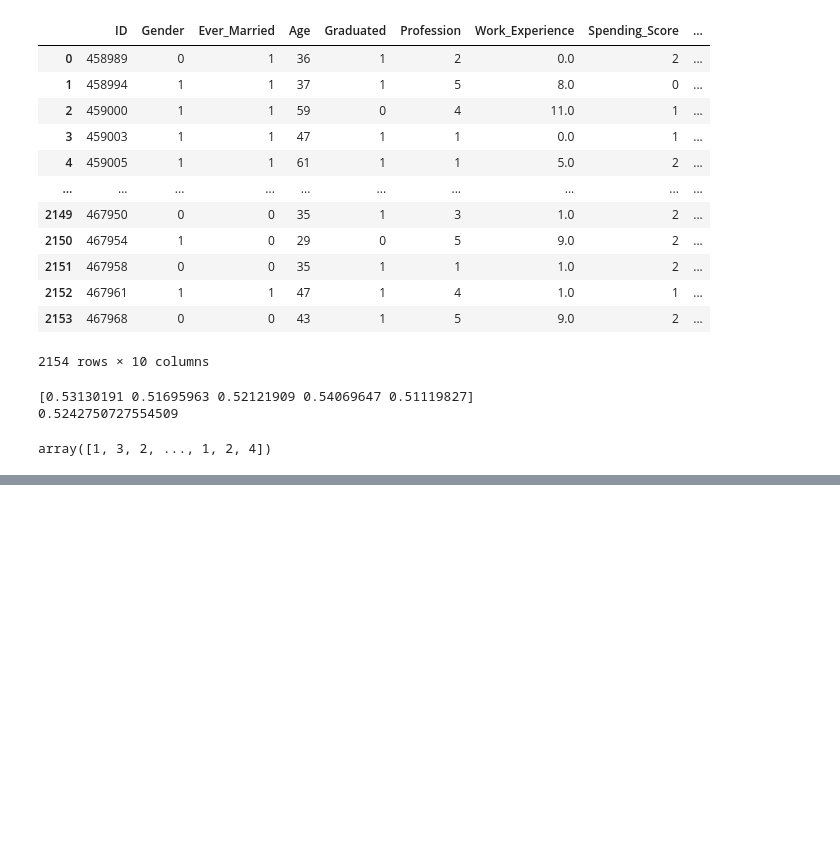
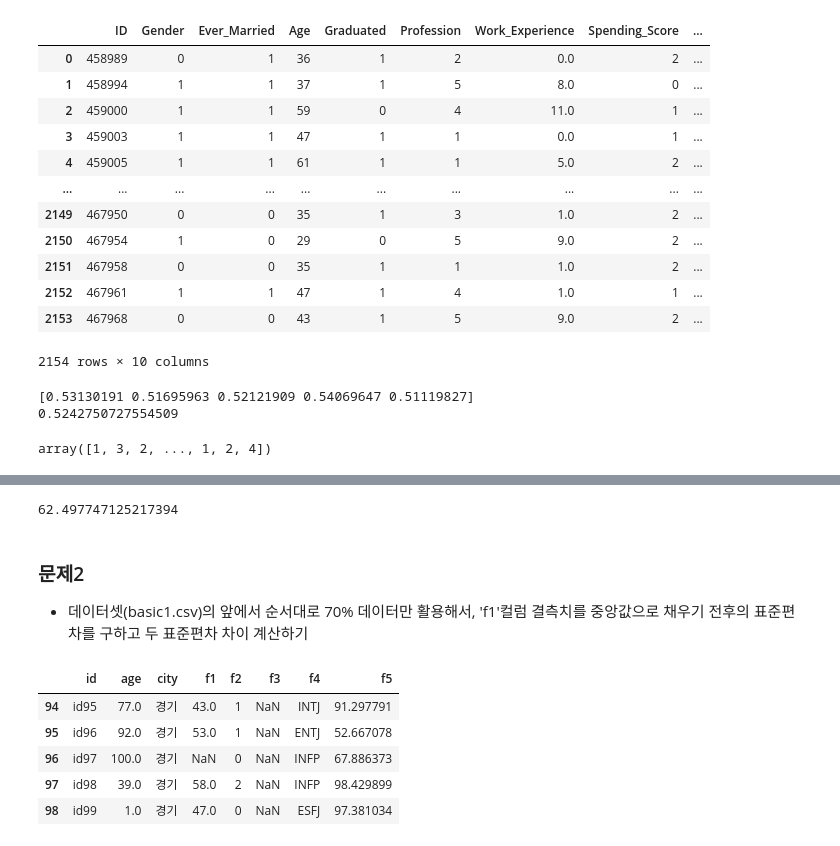
Before and after one commit to zudata/BEAKJOON, a Jupyter notebook: study/Big Data Certification study.ipynb, the cells around one changed output, grey strips where cells are left out. Saved outputs shown, nothing was run; the diff lists cells and outputs as text; code cells hidden in the pictures; blank space fills up the shorter version.

```diff
--- a/study/Big Data Certification study.ipynb
+++ b/study/Big Data Certification study.ipynb
@@ -3965,0 +3961,8 @@ print(df[df['age']>=80]['f5'].mean())
+# %%
+# 80세 이상의 f5컬럼 평균
+print(df[df['age']>=80]['f5'].mean())
+# %% [output]
+62.497747125217394
+# %% [markdown]
+### 문제2
+- 데이터셋(basic1.csv)의 앞에서 순서대로 70% 데이터만 활용해서, 'f1'컬럼 결측치를 중앙값으로 채우기 전후의 표준편차를 구하고 두 표준편차 차이 계산하기
@@ -3965,0 +3975,20 @@ print(df[df['age']>=80]['f5'].mean())
+# %%
+# 데이터 나누기 방법1
+# data70 = df.iloc[:70]
+# data30 = df.iloc[70:]
+
+# [심화학습] 데이터 나누기 방법2
+# data70, data30 = np.split(df, [int(.7*len(df))])
+
+# [심화학습] 데이터 나누기 방법3 (랜덤으로 샘플링하라고 했을 때!!)
+data70 = df.sample(frac = 0.7)
+data70 = df.drop(data70.index)
+
+data70.tail()
+# %% [output]
+|  | id | age | city | f1 | f2 | f3 | f4 | f5 |
+| 94 | id95 | 77.0 | 경기 | 43.0 | 1 | NaN | INTJ | 91.297791 |
+| 95 | id96 | 92.0 | 경기 | 53.0 | 1 | NaN | ENTJ | 52.667078 |
+| 96 | id97 | 100.0 | 경기 | NaN | 0 | NaN | INFP | 67.886373 |
+| 97 | id98 | 39.0 | 경기 | 58.0 | 2 | NaN | INFP | 98.429899 |
+| 98 | id99 | 1.0 | 경기 | 47.0 | 0 | NaN | ESFJ | 97.381034 |
```
Also changed, not shown: parts of 19 cells of this notebook.
